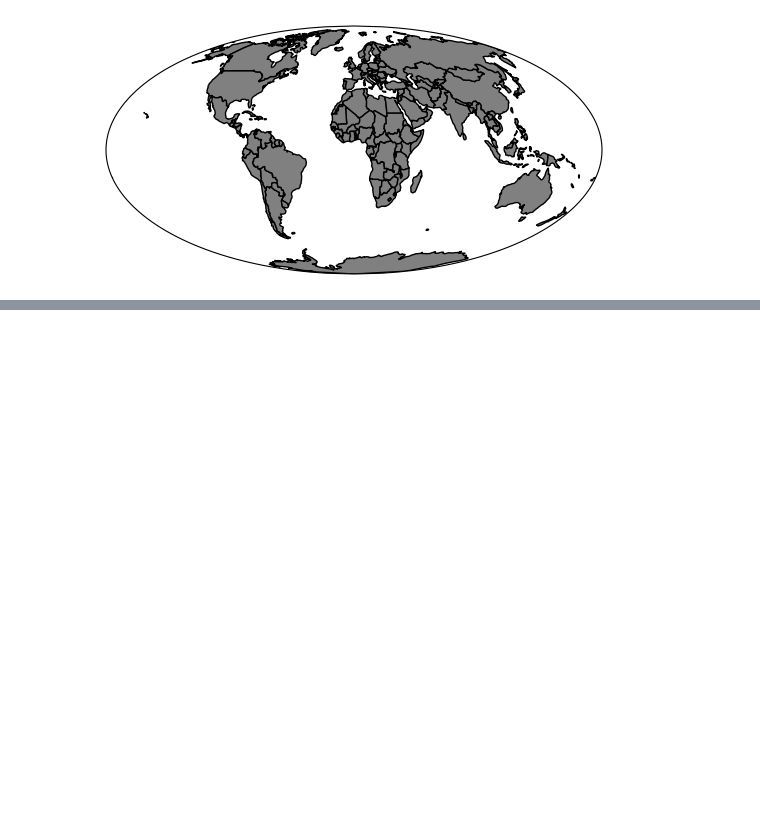
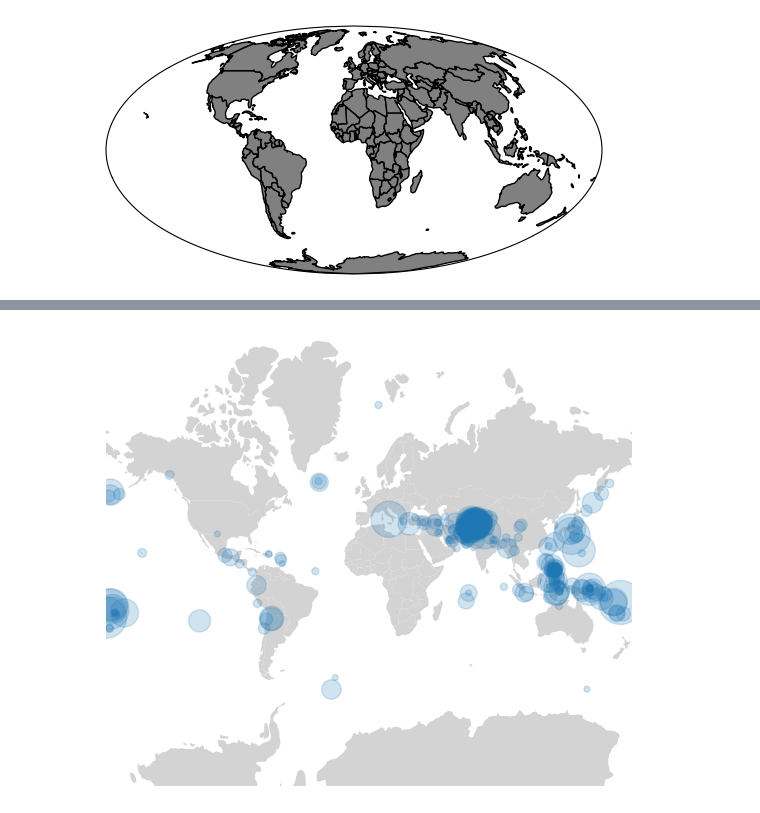
Before and after one commit to babaniyi/Data-visualisation, a Jupyter notebook: notebooks/playground/maps.ipynb, the cells around one changed output, grey strips where cells are left out. Cells and saved outputs as stored; diff of their text form; code cells hidden in the pictures; blank space fills up the shorter version.

```diff
--- a/notebooks/playground/maps.ipynb
+++ b/notebooks/playground/maps.ipynb
@@ -123,0 +204,36 @@ plt.show()
+# %%
+url = "https://raw.githubusercontent.com/JosephBARBIERDARNAL/data-matplotlib-journey/refs/heads/main/world/world.geojson"
+world = gpd.read_file(requests.get(url).content)
+
+url = "https://raw.githubusercontent.com/JosephBARBIERDARNAL/data-matplotlib-journey/refs/heads/main/earthquakes/earthquakes.csv"
+df = pd.read_csv(url)
+
+projection = ccrs.Mercator()
+previous_proj = ccrs.PlateCarree() # default projection
+world = world.to_crs(projection.to_proj4())
+
+new_coords = projection.transform_points(
+    previous_proj,
+    df["Longitude"],
+    df["Latitude"]
+)
+x = new_coords[:, 0] # new longitude
+y = new_coords[:, 1] # new latitude
+
+min_s = 10
+max_s = 1000
+s = df["Depth"]
+s = min_s + (s - s.min()) * (max_s - min_s) / (s.max() - s.min())
+
+fig, ax = plt.subplots(
+  subplot_kw={"projection": projection},
+  layout="tight"
+)
+
+world.plot(ax=ax, color="lightgrey")
+ax.scatter(x, y, s=s, alpha=.2)
+ax.axis("off")
+
+plt.show()
+# %% [output]
+[figure, added]
```
Also changed, not shown: parts of 7 cells of this notebook.
